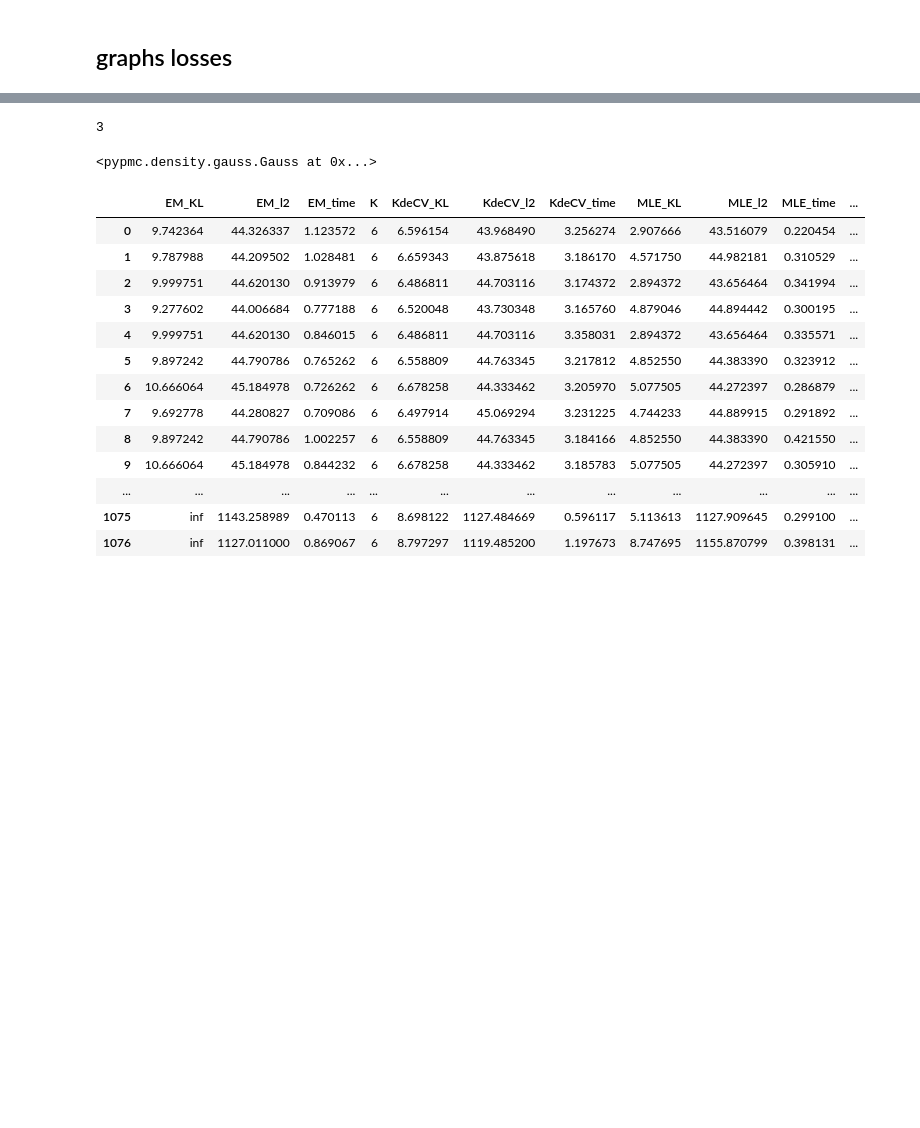
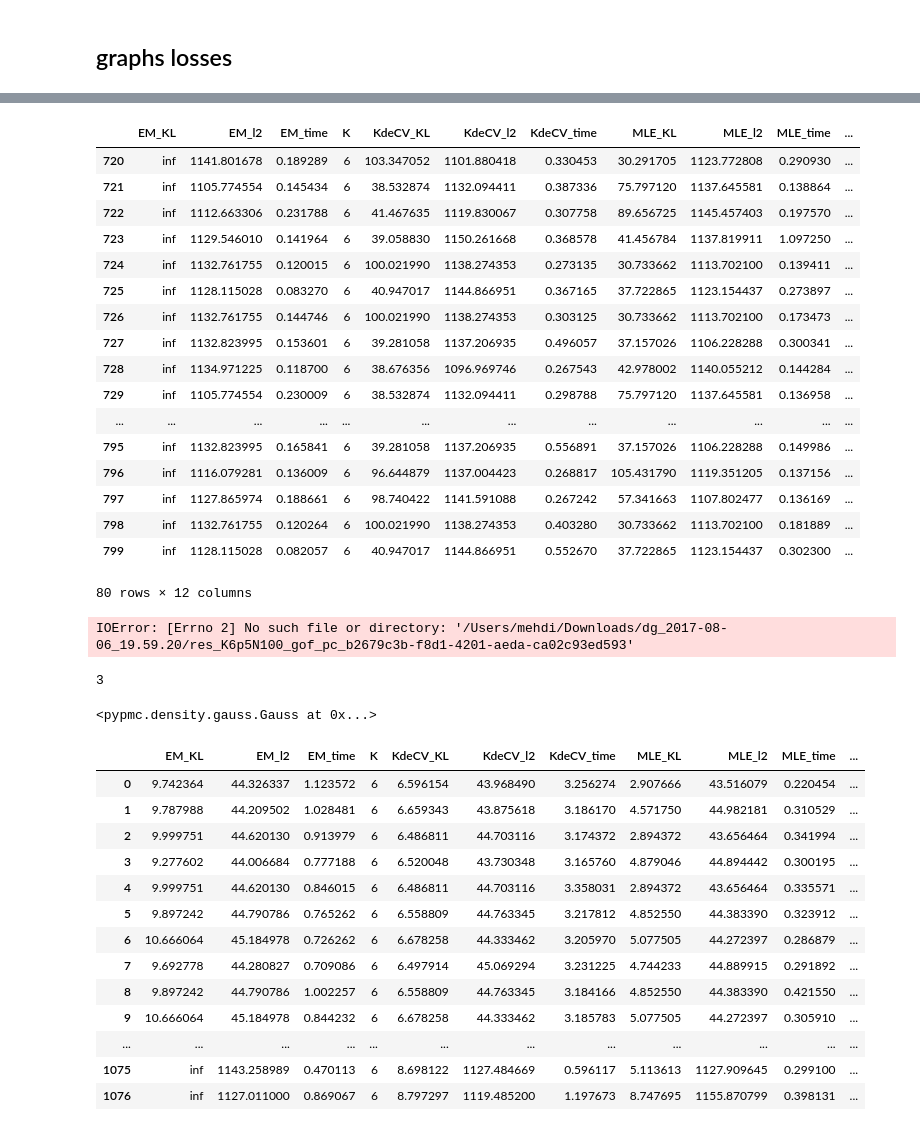
Before and after one commit to mehdisebbar/kl-aggregation, a Jupyter notebook: weight_vector_simulations_paper/weight_vector_estim_code/clustering.ipynb, the cells around one changed output, grey strips where cells are left out. Drawn from its saved outputs; the diff is of its cells as text; code cells hidden in the pictures; blank space fills up the shorter version.

```diff
--- a/weight_vector_simulations_paper/weight_vector_estim_code/clustering.ipynb
+++ b/weight_vector_simulations_paper/weight_vector_estim_code/clustering.ipynb
@@ -920,3 +898,28 @@ NameError: name 'df4' is not defined
+# %%
+df[df.p==5]
+# %% [output]
+|  | EM_KL | EM_l2 | EM_time | K | KdeCV_KL | KdeCV_l2 | KdeCV_time | MLE_KL | MLE_l2 | MLE_time | ... |
+| 720 | inf | 1141.801678 | 0.189289 | 6 | 103.347052 | 1101.880418 | 0.330453 | 30.291705 | 1123.772808 | 0.290930 | ... |
+| 721 | inf | 1105.774554 | 0.145434 | 6 | 38.532874 | 1132.094411 | 0.387336 | 75.797120 | 1137.645581 | 0.138864 | ... |
+| 722 | inf | 1112.663306 | 0.231788 | 6 | 41.467635 | 1119.830067 | 0.307758 | 89.656725 | 1145.457403 | 0.197570 | ... |
+| 723 | inf | 1129.546010 | 0.141964 | 6 | 39.058830 | 1150.261668 | 0.368578 | 41.456784 | 1137.819911 | 1.097250 | ... |
+| 724 | inf | 1132.761755 | 0.120015 | 6 | 100.021990 | 1138.274353 | 0.273135 | 30.733662 | 1113.702100 | 0.139411 | ... |
+| 725 | inf | 1128.115028 | 0.083270 | 6 | 40.947017 | 1144.866951 | 0.367165 | 37.722865 | 1123.154437 | 0.273897 | ... |
+| 726 | inf | 1132.761755 | 0.144746 | 6 | 100.021990 | 1138.274353 | 0.303125 | 30.733662 | 1113.702100 | 0.173473 | ... |
+| 727 | inf | 1132.823995 | 0.153601 | 6 | 39.281058 | 1137.206935 | 0.496057 | 37.157026 | 1106.228288 | 0.300341 | ... |
+| 728 | inf | 1134.971225 | 0.118700 | 6 | 38.676356 | 1096.969746 | 0.267543 | 42.978002 | 1140.055212 | 0.144284 | ... |
+| 729 | inf | 1105.774554 | 0.230009 | 6 | 38.532874 | 1132.094411 | 0.298788 | 75.797120 | 1137.645581 | 0.136958 | ... |
+| ... | ... | ... | ... | ... | ... | ... | ... | ... | ... | ... | ... |
+| 795 | inf | 1132.823995 | 0.165841 | 6 | 39.281058 | 1137.206935 | 0.556891 | 37.157026 | 1106.228288 | 0.149986 | ... |
+| 796 | inf | 1116.079281 | 0.136009 | 6 | 96.644879 | 1137.004423 | 0.268817 | 105.431790 | 1119.351205 | 0.137156 | ... |
+| 797 | inf | 1127.865974 | 0.188661 | 6 | 98.740422 | 1141.591088 | 0.267242 | 57.341663 | 1107.802477 | 0.136169 | ... |
+| 798 | inf | 1132.761755 | 0.120264 | 6 | 100.021990 | 1138.274353 | 0.403280 | 30.733662 | 1113.702100 | 0.181889 | ... |
+| 799 | inf | 1128.115028 | 0.082057 | 6 | 40.947017 | 1144.866951 | 0.552670 | 37.722865 | 1123.154437 | 0.302300 | ... |
+80 rows × 12 columns
+# %%
+pickle.loads(open("/Users/mehdi/Downloads/dg_2017-08-06_19.59.20/res_K6p5N100_gof_pc_b2679c3b-f8d1-4201-aeda-ca02c93ed593"))
+# %% [output]
+IOError: [Errno 2] No such file or directory: '/Users/mehdi/Downloads/dg_2017-08-06_19.59.20/res_K6p5N100_gof_pc_b2679c3b-f8d1-4201-aeda-ca02c93ed593'
 # %%
 #        kl_aggreg_integrand_L2_loss = IntegrandL2Density(f_star.pdf, kl_aggreg_density.pdf)
 #        kl_aggreg_l2 = l2_norm(kl_aggreg_integrand_L2_loss.pdf, f_star_sampling, sample_size=SAMPLE_SIZE)
```
Also changed, not shown: parts of 10 cells of this notebook, 3 other files.
